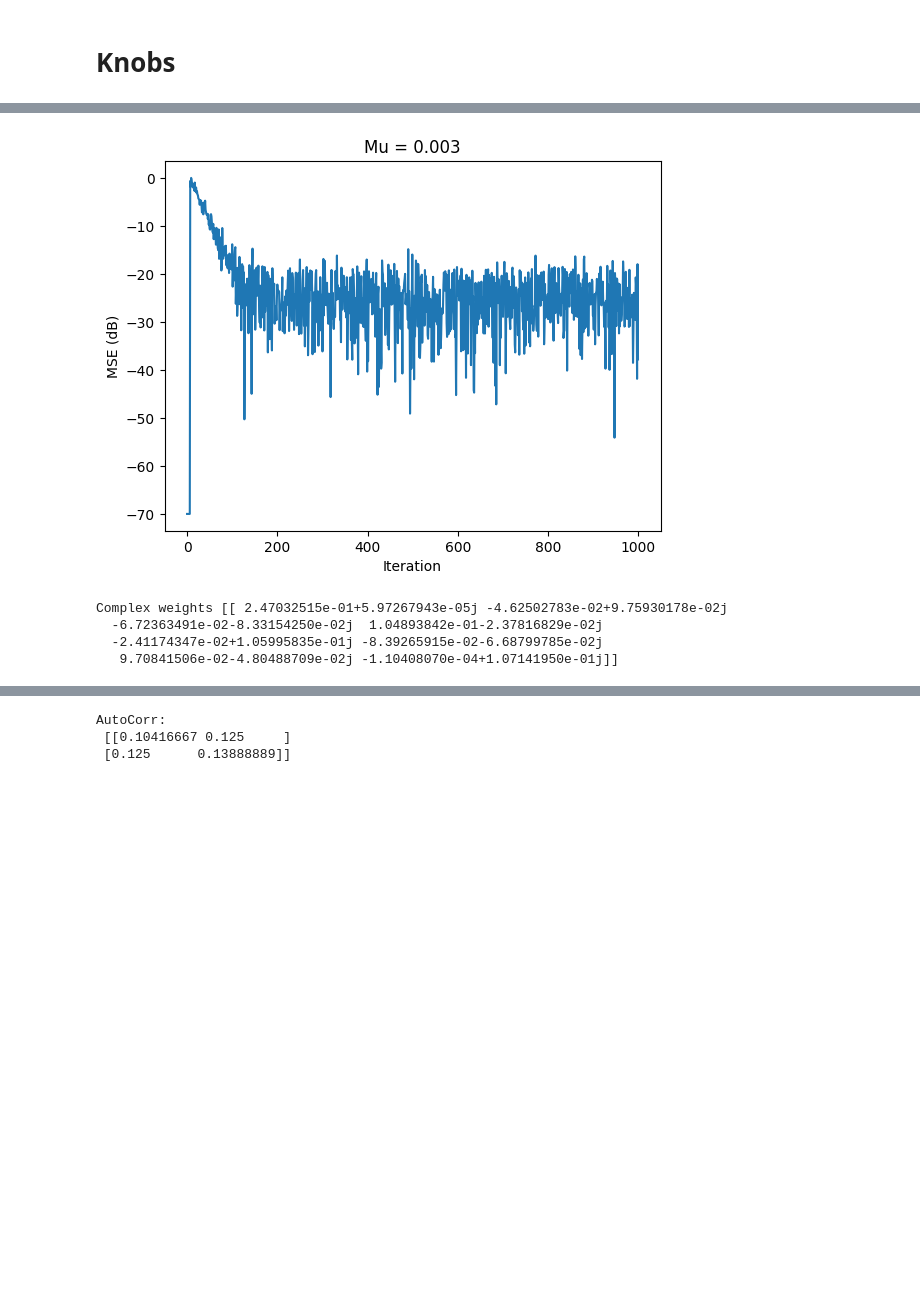
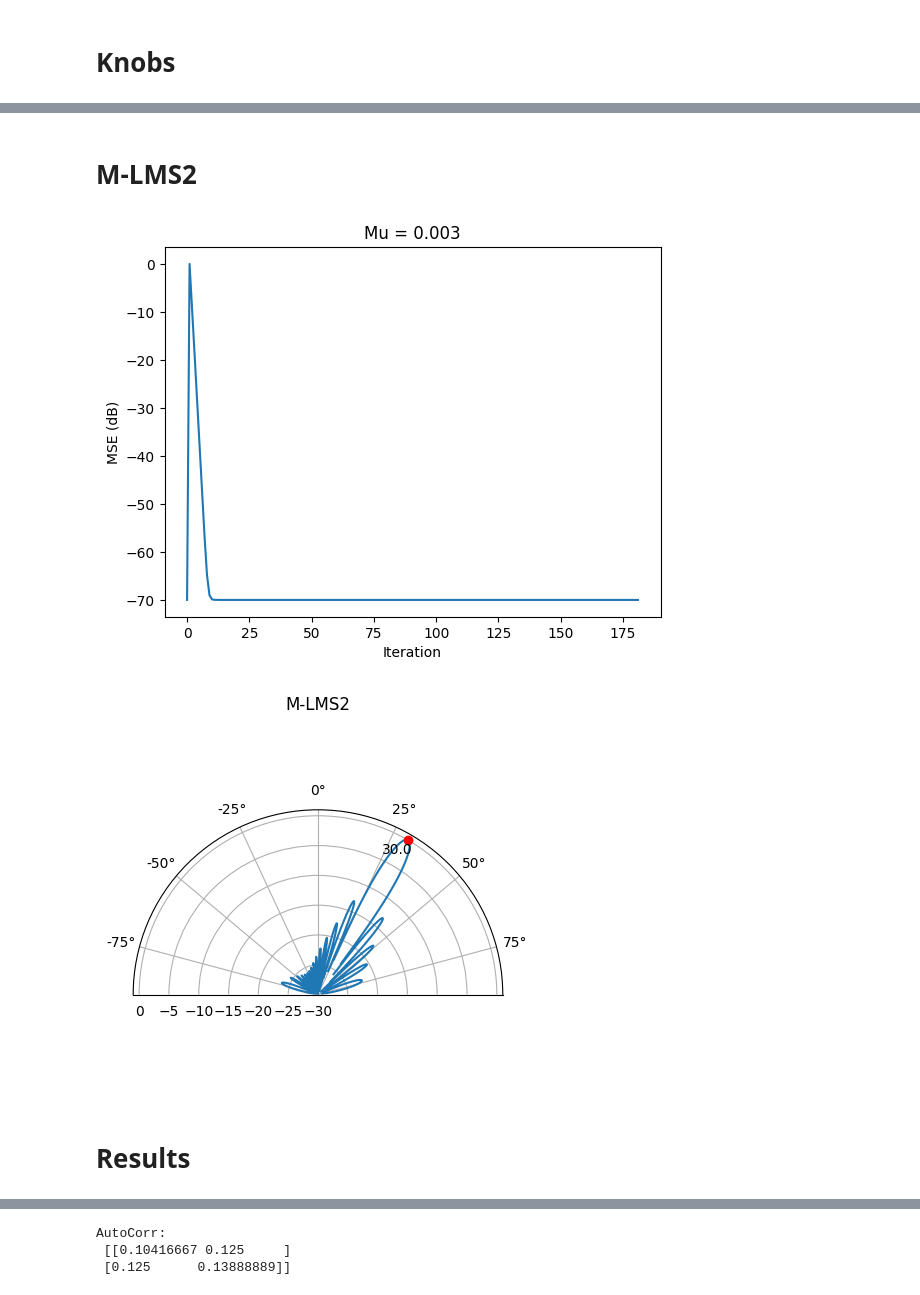
Before and after one commit to Diegs18/AdaptiveDSP, a Jupyter notebook: Project/npd_project.ipynb, the cells around one changed output, grey strips where cells are left out. Drawn from its saved outputs; the diff is of its cells as text; code cells hidden in the pictures; blank space fills up the shorter version.

```diff
--- a/Project/npd_project.ipynb
+++ b/Project/npd_project.ipynb
@@ -18,6 +52,6 @@ import numpy as np
 # %%
 sample_rate = 1e6
-N = 10000 #number of samples
+N = 200 #number of samples
 
 #create a tone
 t = np.arange(N)/sample_rate
@@ -27,9 +61,11 @@ tx = np.exp(2j*np.pi*f_tone*t)
 # Knobs
 # %%
 d = 0.5 # half wavelength spacing
-Nr = 8
-theta_degrees = 40 # direction of arrival (feel free to change this, it's arbitrary)
+Nr = 20
+theta_degrees = 30 # direction of arrival (feel free to change this, it's arbitrary)
 theta = theta_degrees / 180 * np.pi # convert to radians
 s = np.exp(-2j * np.pi * d * np.arange(Nr) * np.sin(theta)) # Steering Vector
 print(s) # note that it's 3 elements long, it's complex, and the first element is 1+0j
+plot_len = N
+mu=.003
 # %% [output]
@@ -49,7 +92,7 @@ print(X.shape)
 #n = np.random.randn(Nr, N) + 1j*np.random.randn(Nr, N)
 #X = X + 0.5*n # X and n are both 3x10000
 
-X = X +  0.05*(np.random.randn(Nr, N) + 1j*np.random.randn(Nr, N))
+#X = X +  0.01*(np.random.randn(Nr, N) + 1j*np.random.randn(Nr, N))
 for i in range(len(X)):
     string = 'X'+str(i)
     plt.plot(np.asarray(X[i,:]).squeeze().real[0:200], label=string) # the asarray and squeeze are just annoyances we have to do because we came from a matrix
@@ -130,0 +276,5 @@ Complex weights [[ 0.25092541+0.0150471j  -0.09526468+0.21953257j -0.16829533-0.
+# %%
+(xv)
+x_sum = np.abs(xv*xv)
+
+x_sum
@@ -131,57 +353,64 @@ Complex weights [[ 0.25092541+0.0150471j  -0.09526468+0.21953257j -0.16829533-0.
+# %% [markdown]
+# M-LMS2
 # %%
-#sandbox
 
 tx
 x=X
 L=Nr-1
-mu=.003
+
 N=N
+
 
 ds = X[0].T.squeeze()
 y = np.zeros_like(ds)
-ereal = np.zeros_like(ds)
-eimag = np.zeros_like(ds)
-yreal = np.zeros_like(ds)
-yimag = np.zeros_like(ds)
-breal = np.zeros([1, L+1])
-bimag = np.zeros([1, L+1])
+e = np.zeros_like(ds)
+y = np.zeros_like(ds)
+bhat = np.zeros([1, L+1])
 
 for n in range(L,N):
     #define the input vector
     xv = []
     for i in range(X.shape[0]):
         xv.append(X[i][n])
-    xv_real = np.array(xv)
-    #xv_imag = np.array(xv).imag
-
+    xv = np.array(xv)
+    xv = np.flip(xv)
     #caclulate the output vector
-    yreal[n] = (breal @ xv_real)# - (bimag @ xv_imag)
-    #yimag[n] = (bimag @ xv_real) - (breal @ xv_imag)
+    y[n] = (bhat @ xv)# - (bimag @ xv_imag)
 
     #calculate the error
-    ereal[n] = ds[n] - yreal[n]
-    #eimag[n] = ds[n].imag - yimag[n]
+    e[n] = ds[n] - y[n]
 
+    #update mu
+    #x_sum = (xv*xv)
+    #x_sum = np.abs(np.sum(x_sum))
+    #mun = (mu)/(alpha + x_sum) #calculating mu normalized
+
+    x_sum = np.abs(xv*xv)#.conj()/Nr
+    x_sum = np.sum(x_sum)
+    mun = (.7)/(alpha + x_sum) #calculating mu normalized
+    mu_ave += mun
+    term = mun * e[n] * e[n] * xv[-1]
+    mun = (mun)/(1 + term)
 
     #update the weights
-    breal = breal + mu*(xv_real.conj()*ereal[n]).T#-xv_imag*eimag[n]).T
-    #bimag = bimag + mu*(xv_real*eimag[n]-xv_imag*ereal[n]).T
+    bhat = bhat + mun*(xv.conj()*e[n]).T
 
     #bhat = bhat + 2*mu*e[n]*xv
-e = abs(ereal) #+ eimag
-#freq_resp(bhat.reshape(L+1,1), [1])
-eplot = 10*np.log10(e*e+.0000001)
-plt.plot(eplot[0:1000])
+e_M2 = 10*np.log10(abs(e*e)+.0000001)
+
+eplot = e_M2
+plt.plot(eplot[Nr-2:plot_len])
 plt.ylabel('MSE (dB)')
 plt.xlabel('Iteration')
 string = 'Mu = ' + str(mu)
 plt.title(string)
 plt.show()
-b = breal+bimag
-print("Complex weights", b)
+
+#print("Complex weights", bhat)
+
+plot_beam(bhat, 'M-LMS2')
 # %% [output]
-[figure, old version]
+[figure, new version]
-Complex weights [[ 2.47032515e-01+5.97267943e-05j -4.62502783e-02+9.75930178e-02j
-  -6.72363491e-02-8.33154250e-02j  1.04893842e-01-2.37816829e-02j
-  -2.41174347e-02+1.05995835e-01j -8.39265915e-02-6.68799785e-02j
-   9.70841506e-02-4.80488709e-02j -1.10408070e-04+1.07141950e-01j]]
+[figure, added]
+# %% [markdown]
+# Results
```
Also changed, not shown: parts of 21 cells of this notebook.
